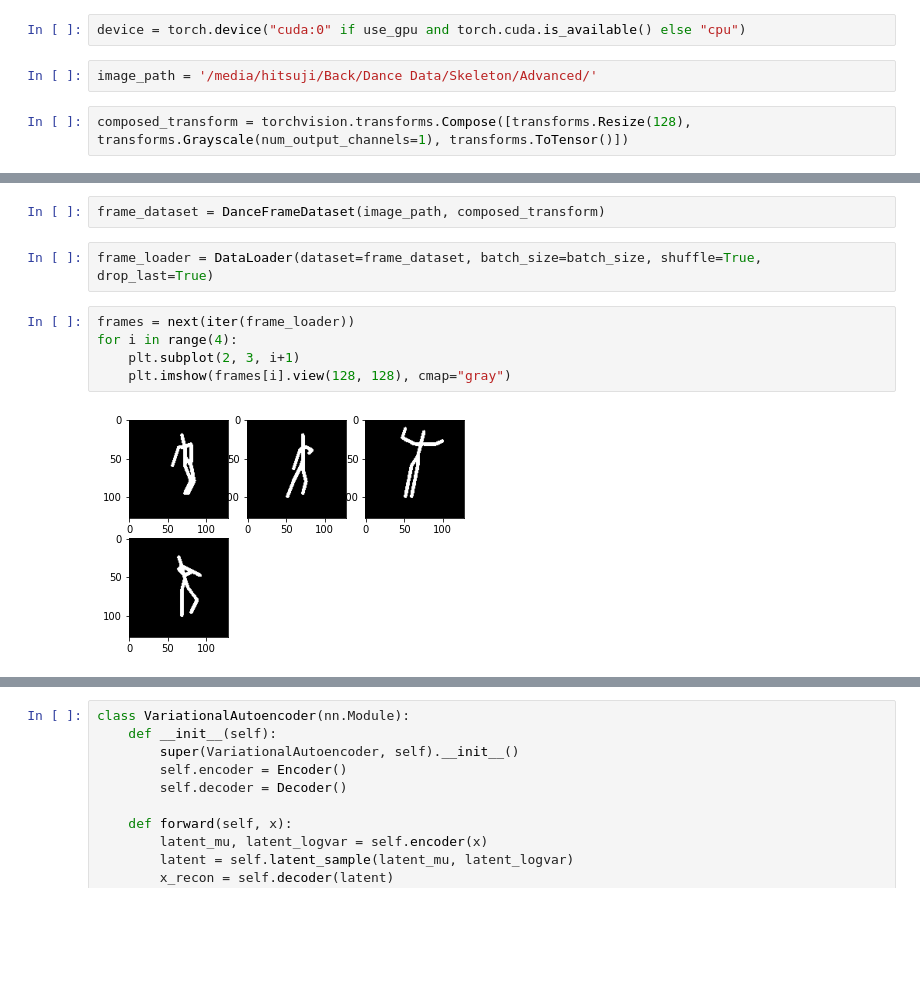
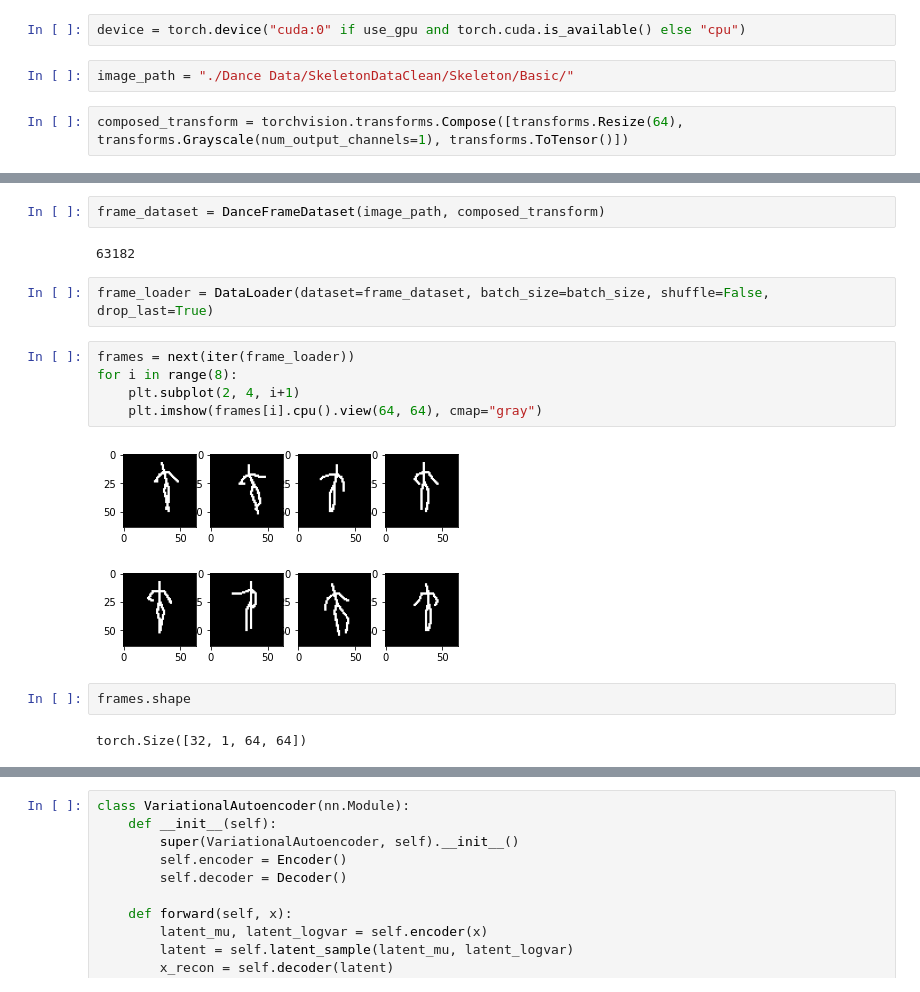
Before and after one commit to VitaliiKyzym/DanceGenerator, a Jupyter notebook: VAEConv.ipynb, the cells around one changed output, grey strips where cells are left out. Saved outputs shown, nothing was run; the diff lists cells and outputs as text; blank space fills up the shorter version.

```diff
--- a/VAEConv.ipynb
+++ b/VAEConv.ipynb
@@ -51,7 +54,7 @@ def getListOfFiles(dirName):
 # %%
 device = torch.device("cuda:0" if use_gpu and torch.cuda.is_available() else "cpu")
 # %%
-image_path = '/media/hitsuji/Back/Dance Data/Skeleton/Advanced/'
+image_path = "./Dance Data/SkeletonDataClean/Skeleton/Basic/"
 # %%
-composed_transform = torchvision.transforms.Compose([transforms.Resize(128), transforms.Grayscale(num_output_channels=1), transforms.ToTensor()])
+composed_transform = torchvision.transforms.Compose([transforms.Resize(64), transforms.Grayscale(num_output_channels=1), transforms.ToTensor()])
 # %%
@@ -70,14 +93,20 @@ class DanceFrameDataset(Dataset):
 # %%
 frame_dataset = DanceFrameDataset(image_path, composed_transform)
+# %% [output]
+63182
 # %%
-frame_loader = DataLoader(dataset=frame_dataset, batch_size=batch_size, shuffle=True, drop_last=True)
+frame_loader = DataLoader(dataset=frame_dataset, batch_size=batch_size, shuffle=False, drop_last=True)
 # %%
 frames = next(iter(frame_loader))
-for i in range(4):
-    plt.subplot(2, 3, i+1)
-    plt.imshow(frames[i].view(128, 128), cmap="gray")
+for i in range(8):
+    plt.subplot(2, 4, i+1)
+    plt.imshow(frames[i].cpu().view(64, 64), cmap="gray")
 # %% [output]
-[figure, old version]
+[figure, new version]
+# %%
+frames.shape
+# %% [output]
+torch.Size([32, 1, 64, 64])
 # %%
 class Encoder(nn.Module):
     def __init__(self):
```
Also changed, not shown: parts of 25 cells of this notebook, 1 other file.
